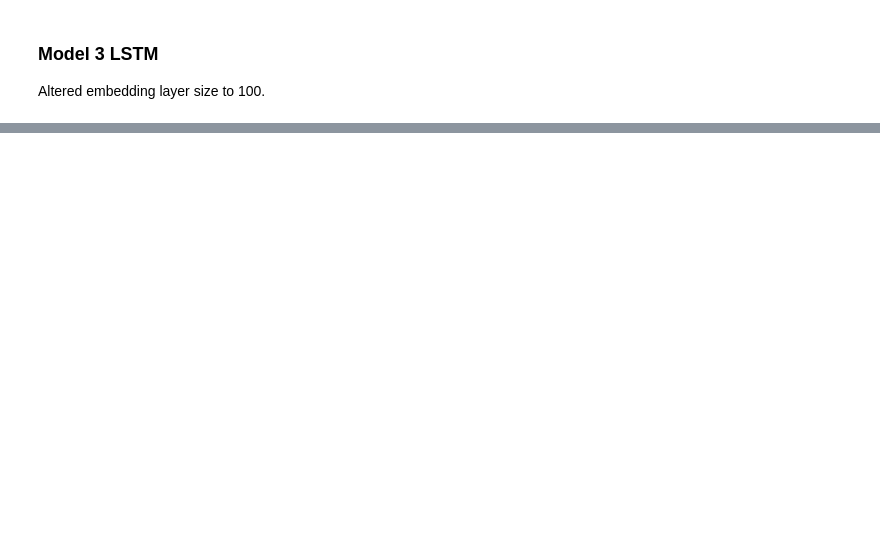
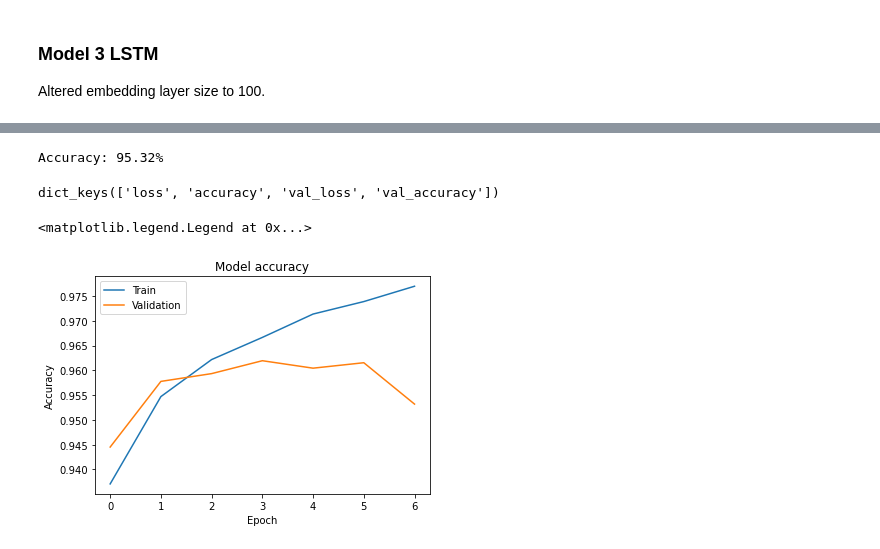
Before and after one commit to adkap2/Amazon-Fine-Foods-Analysis, a Jupyter notebook: lstm.ipynb, the cells around one changed output, grey strips where cells are left out. Cells and saved outputs as stored; diff of their text form; code cells hidden in the pictures; blank space fills up the shorter version.

```diff
--- a/lstm.ipynb
+++ b/lstm.ipynb
@@ -426,0 +445,19 @@ KeyboardInterrupt:
+# %%
+scores = model.evaluate(X_test, y_test, verbose=0)
+print("Accuracy: %.2f%%" % (scores[1]*100))
+model.save('lstm_model3.h5')
+# %% [output]
+Accuracy: 95.32%
+# %%
+# Plot training & validation accuracy values
+print(history.history.keys())
+plt.plot(history.history['accuracy'])
+plt.plot(history.history['val_accuracy'])
+plt.title('Model accuracy')
+plt.ylabel('Accuracy')
+plt.xlabel('Epoch')
+plt.legend(['Train', 'Validation'], loc='upper left')
+# %% [output]
+dict_keys(['loss', 'accuracy', 'val_loss', 'val_accuracy'])
+<matplotlib.legend.Legend at 0x...>
+[figure, added]
```
Also changed, not shown: parts of 20 cells of this notebook.
